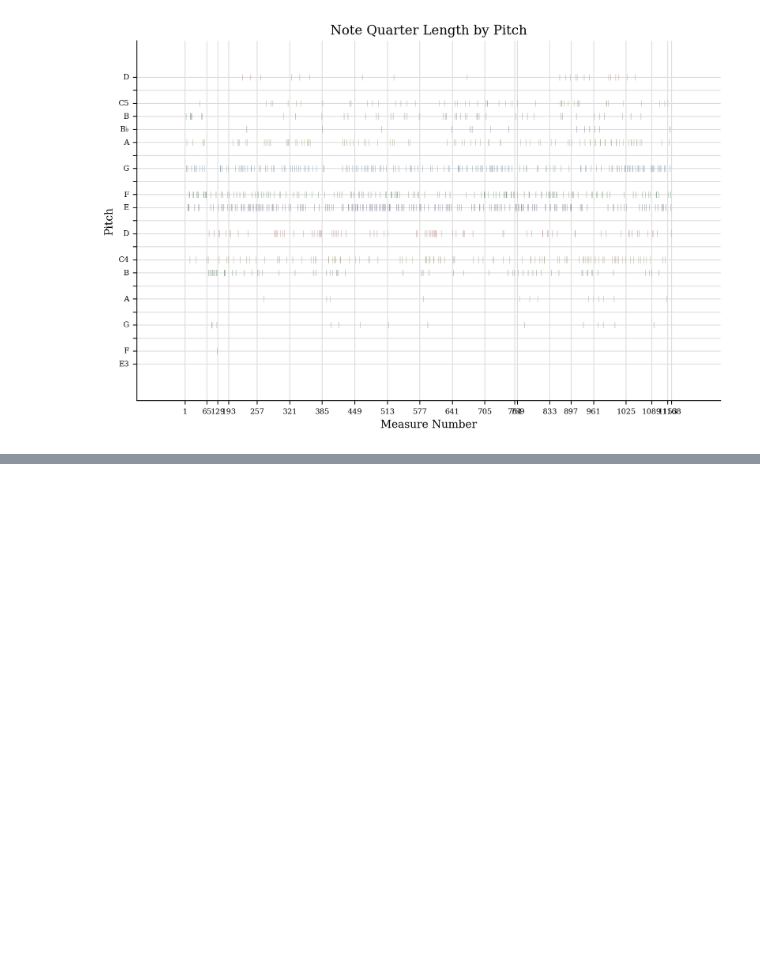
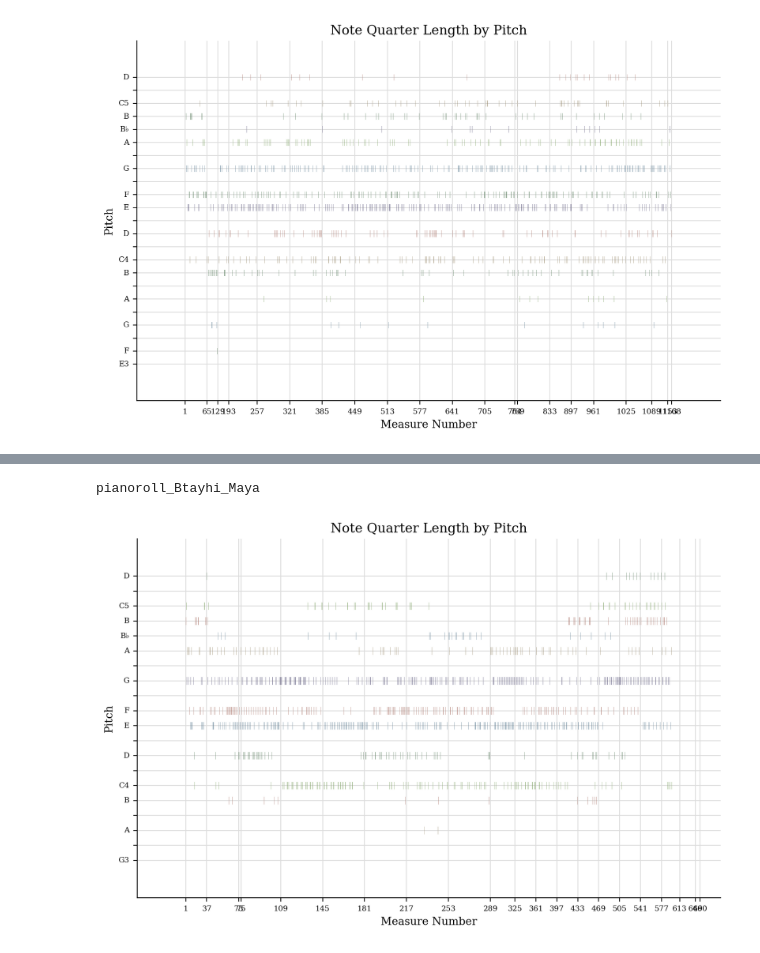
Before and after one commit to abhishekneerr/AMPLab, a Jupyter notebook: ethnonmusicology/Nawab_melodic_similarities.ipynb, the cells around one changed output, grey strips where cells are left out. Cells and saved outputs as stored; diff of their text form; code cells hidden in the pictures; blank space fills up the shorter version.

```diff
--- a/ethnonmusicology/Nawab_melodic_similarities.ipynb
+++ b/ethnonmusicology/Nawab_melodic_similarities.ipynb
@@ -464,0 +494,7 @@ short_plot_pianoroll = s.plot('pianoroll')
+# %%
+
+print("pianoroll_Btayhi_Maya")
+pianoroll_Btayhi_Maya = s3.plot('pianoroll')
+# %% [output]
+pianoroll_Btayhi_Maya
+[figure, added]
```
Also changed, not shown: parts of 9 cells of this notebook, 6 other files.
